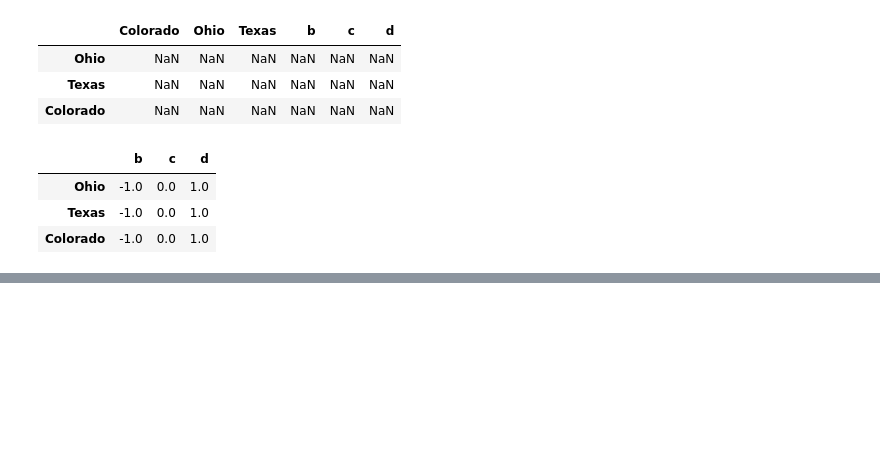
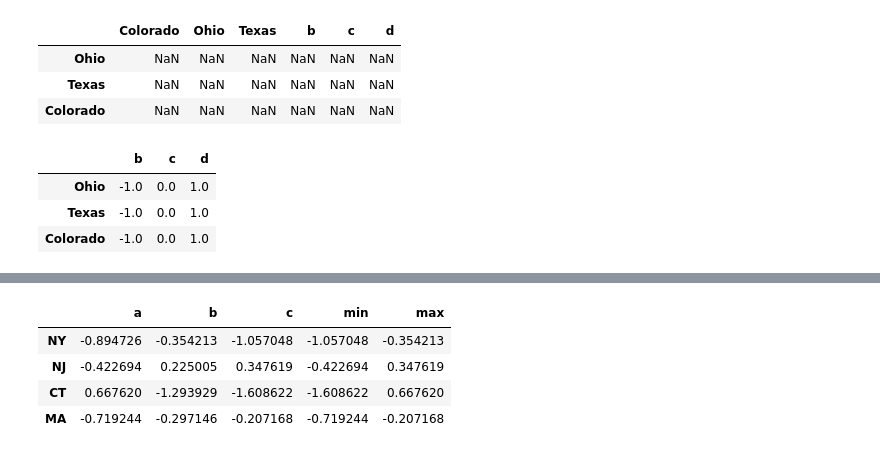
Before and after one commit to tensor-polinomics/l5, a Jupyter notebook: PDA/PDA/Chapter5.ipynb, the cells around one changed output, grey strips where cells are left out. Drawn from its saved outputs; the diff is of its cells as text; code cells hidden in the pictures; blank space fills up the shorter version.

```diff
--- a/PDA/PDA/Chapter5.ipynb
+++ b/PDA/PDA/Chapter5.ipynb
@@ -375,0 +397,12 @@ df1.sub(ser_c, axis='index')
+# %%
+df = pd.DataFrame(np.random.standard_normal((4,3)),
+                columns=list("abc"),
+                index=['NY', 'NJ', 'CT', 'MA'])
+df[['min', 'max']] = df.agg(['min', 'max'], axis=1)
+df
+# %% [output]
+|  | a | b | c | min | max |
+| NY | -0.894726 | -0.354213 | -1.057048 | -1.057048 | -0.354213 |
+| NJ | -0.422694 | 0.225005 | 0.347619 | -0.422694 | 0.347619 |
+| CT | 0.667620 | -1.293929 | -1.608622 | -1.608622 | 0.667620 |
+| MA | -0.719244 | -0.297146 | -0.207168 | -0.719244 | -0.207168 |
```
Also changed, not shown: parts of 29 cells of this notebook, 1 other file.
